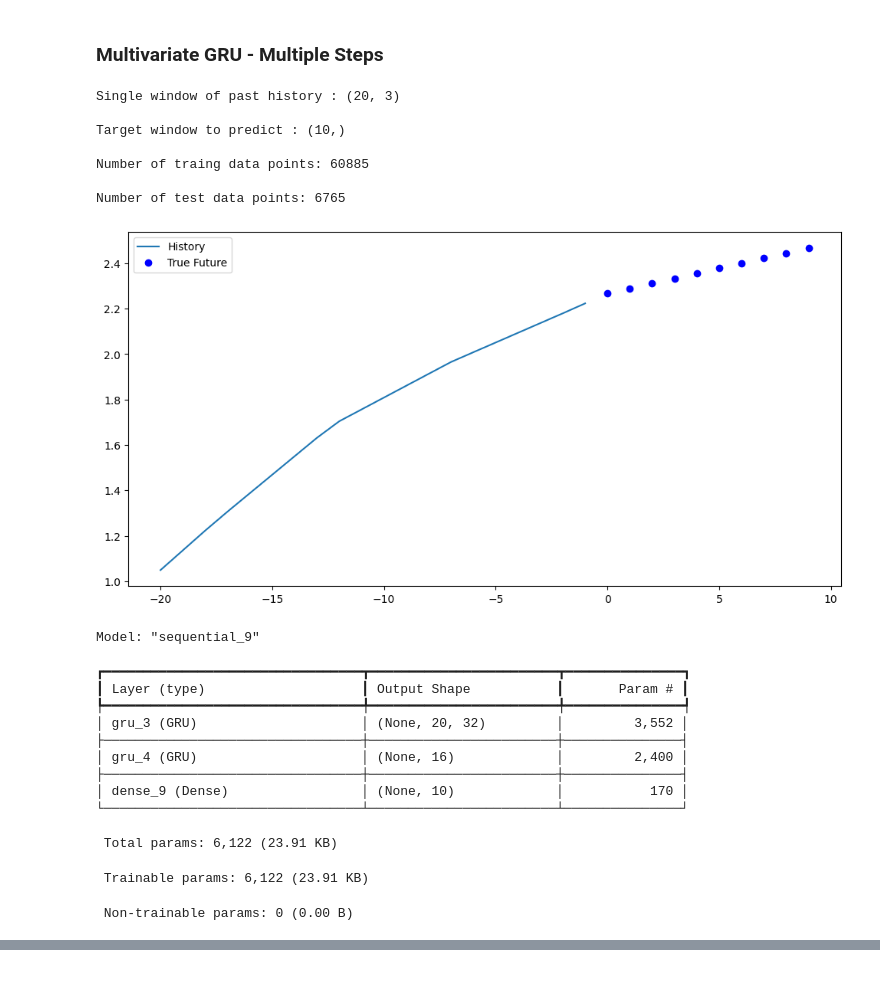
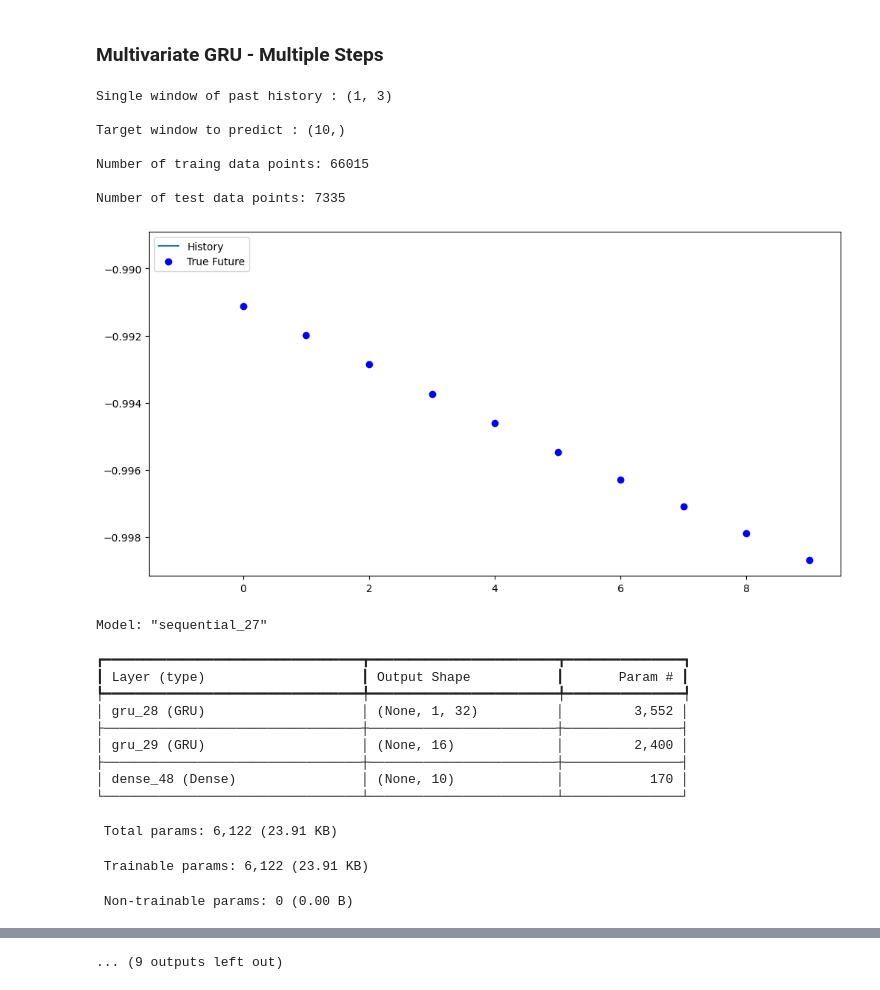
Before and after one commit to Kemalcikota113/deep-machine-learning, a Jupyter notebook: A6/Time series forecasting.ipynb, the cells around one changed output, grey strips where cells are left out. Saved outputs shown, nothing was run; the diff lists cells and outputs as text; code cells hidden in the pictures.

```diff
--- a/A6/Time series forecasting.ipynb
+++ b/A6/Time series forecasting.ipynb
@@ -783,13 +921,16 @@ Epoch 10/10
 # %% [markdown]
 ### Multivariate GRU - Multiple Steps
 # %%
-past_history = 40
+past_history = 2
 future_target = 10
 STEP =2
+
 x_train_multi, y_train_multi = multivariate_data(dataset, dfInfected_data, 0, TRAIN_SPLIT,
                                                     past_history, future_target, STEP)
+
 x_val_multi, y_val_multi = multivariate_data(dataset, dfInfected_data, TRAIN_SPLIT, dataset.shape[1],
                                                 past_history, future_target, STEP)
+
 print ('Single window of past history : {}'.format(x_train_multi[0].shape))
 print ('\nTarget window to predict : {}'.format(y_train_multi[0].shape))
 print ('\nNumber of traing data points: {}'.format(x_train_multi.shape[0]))
@@ -813,46 +954,84 @@ def multi_step_plot(history, true_future, prediction):
     plt.show()
 
 for x, y in train_data_multi.take(1):
     multi_step_plot(x[0], y[0], np.array([0]))
 
 multi_step_model_GRU = tf.keras.models.Sequential()
 multi_step_model_GRU.add(tf.keras.layers.GRU(32,
                                           return_sequences=True,
                                           input_shape=x_train_multi.shape[-2:]))
 multi_step_model_GRU.add(tf.keras.layers.GRU(16, activation='relu'))
 multi_step_model_GRU.add(tf.keras.layers.Dense(future_target))
 
 multi_step_model_GRU.compile(optimizer=tf.keras.optimizers.RMSprop(clipvalue=1.0), loss='mae')
 multi_step_model_GRU.summary()
 x_train_multi.shape[-2:]
 
 for x, y in val_data_multi.take(1):
     print (multi_step_model.predict(x).shape)
 
 multi_step_history_GRU = multi_step_model_GRU.fit(train_data_multi, epochs=EPOCHS,
                                           steps_per_epoch=EVALUATION_INTERVAL,
                                           validation_data=val_data_multi,
                                           validation_steps=50)
 
 plot_train_history(multi_step_history_GRU, 'Multi-Step Training and validation loss')
+
+for x, y in val_data_multi.take(3):
+    multi_step_plot(x[0], y[0], multi_step_model.predict(x)[0])
+
+
+
+# “Show diagrams with predictions around the peak of infection”
+
+# Use dfInfected_data for peak detection
+flat_data = dfInfected_data[0] if len(dfInfected_data.shape) == 2 else dfInfected_data
+
+# Find top 3 peak indices after enough history
+peak_indices = np.argpartition(flat_data[past_history:], -3)[-3:] + past_history
+peak_indices = sorted(peak_indices)
+
+for i, peak_idx in enumerate(peak_indices):
+    # Compute input indices based on history size and STEP
+    input_indices = range(peak_idx - past_history * STEP, peak_idx, STEP)
+    one = dfInfected_data[0][input_indices]
+    two = dfRecovered_data[0][input_indices]
+    three = dfDead_data[0][input_indices]
+
+    input_seq = np.transpose(np.array([one, two, three])).reshape(1, -1, 3)
+
+    # Predict the 10-step future
+    prediction = multi_step_model_GRU.predict(input_seq)[0]
+    true_future = flat_data[peak_idx:peak_idx + future_target]
+
+    # If peak is too close to the end, skip
+    if len(true_future) < future_target:
+        continue
+
+    print(f"Peak #{i+1} — index: {peak_idx}")
+    print(f"True future: {true_future}")
+    print(f"Predicted:    {prediction}")
+
+    # Use your multi-step plot function
+    multi_step_plot(input_seq[0], true_future, prediction)
 # %% [output]
-Single window of past history : (20, 3)
+Single window of past history : (1, 3)
 
 Target window to predict : (10,)
 
-Number of traing data points: 60885
+Number of traing data points: 66015
 
-Number of test data points: 6765
+Number of test data points: 7335
-[figure, old version]
+[figure, new version]
-Model: "sequential_9"
+Model: "sequential_27"
 ┏━━━━━━━━━━━━━━━━━━━━━━━━━━━━━━━━━┳━━━━━━━━━━━━━━━━━━━━━━━━┳━━━━━━━━━━━━━━━┓
 ┃ Layer (type)                    ┃ Output Shape           ┃       Param # ┃
 ┡━━━━━━━━━━━━━━━━━━━━━━━━━━━━━━━━━╇━━━━━━━━━━━━━━━━━━━━━━━━╇━━━━━━━━━━━━━━━┩
-│ gru_3 (GRU)                     │ (None, 20, 32)         │         3,552 │
+│ gru_28 (GRU)                    │ (None, 1, 32)          │         3,552 │
 ├─────────────────────────────────┼────────────────────────┼───────────────┤
-│ gru_4 (GRU)                     │ (None, 16)             │         2,400 │
+│ gru_29 (GRU)                    │ (None, 16)             │         2,400 │
 ├─────────────────────────────────┼────────────────────────┼───────────────┤
-│ dense_9 (Dense)                 │ (None, 10)             │           170 │
+│ dense_48 (Dense)                │ (None, 10)             │           170 │
 └─────────────────────────────────┴────────────────────────┴───────────────┘
  Total params: 6,122 (23.91 KB)
  Trainable params: 6,122 (23.91 KB)
@@ -877,0 +1060 @@ Epoch 10/10
+... (9 outputs left out)
```
Also changed, not shown: parts of 22 cells of this notebook.
